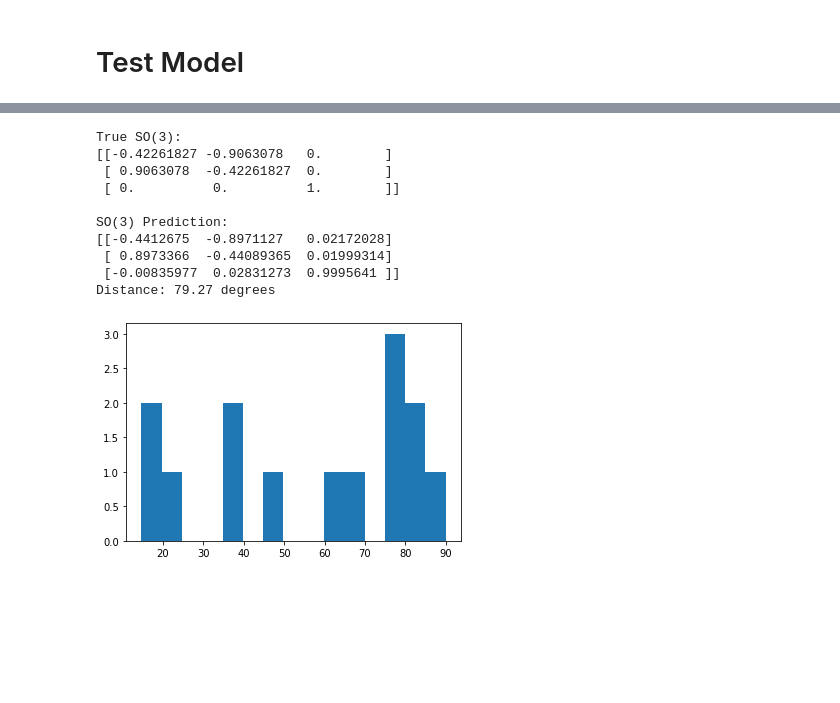
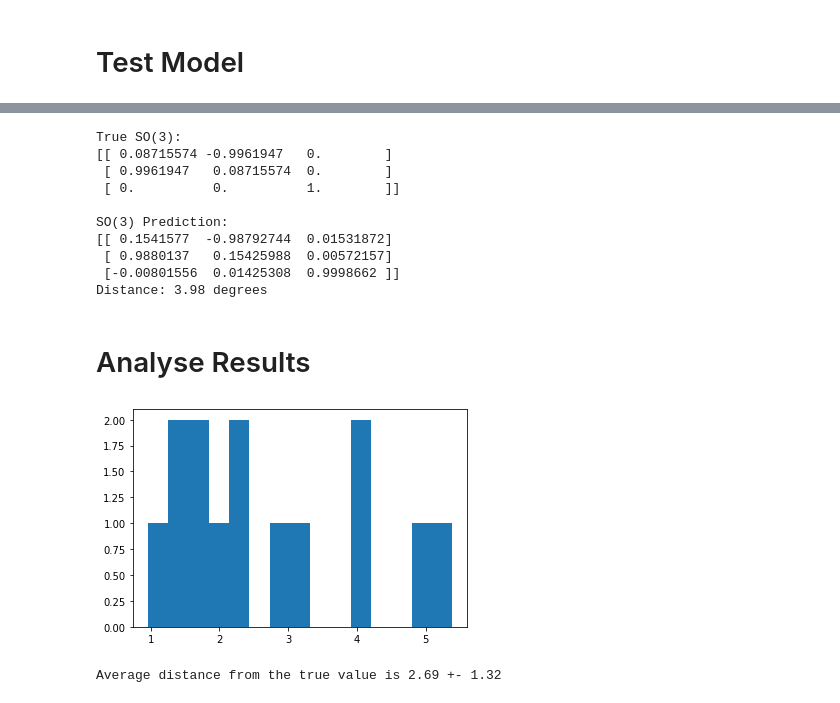
Before and after one commit to SEMOrientation/Y4ProjectNotebooks, a Jupyter notebook: 2D_Network.ipynb, the cells around one changed output, grey strips where cells are left out. Cells and saved outputs as stored; diff of their text form; code cells hidden in the pictures; blank space fills up the shorter version.

Commit message:
Rewrite distance function to use quaternions, value now correct

```diff
--- a/2D_Network.ipynb
+++ b/2D_Network.ipynb
@@ -19,8 +19,10 @@ DATASET_DIR = "scalene_triangle_0_355_step5"
 # %% [markdown]
 # Define Helper Functions
 # %%
+import numpy as np
 import tensorflow as tf
 from tensorflow.keras import layers
+from scipy.spatial.transform import Rotation as R
 
 D6_SHAPE = (3, 2)
 
@@ -54,7 +56,8 @@ class D6Convert(layers.Layer):
       raise TypeError("inputs to D6Convert should have shape {}, not {}".format(target_input_shape, inputs.shape))
     return tf_6D_to_SO3(inputs)
 
-def SO3_distance(M1, M2):
-  """Returns the distance between two SO3 matrices in degrees"""
-  R = M1 * M2.T
-  return np.rad2deg(np.arccos((np.trace(R)-1)/2))
+### DEPRECATED: Returns wrong value
+# def SO3_distance(M1, M2):
+#  """Returns the distance between two SO3 matrices in degrees"""
+#  R = M1 * np.linalg.inv(M2)
+#  return np.rad2deg(np.arccos((np.trace(R)-1)/2))
@@ -234,27 +299,35 @@ Test accuracy: 0.9285714030265808
 # %%
-i = 1
+i = 6
 print("True SO(3):\n", y_test[i].astype("float32"), end="\n\n", sep="")
 prediction = model.predict(x_test[i].reshape((1,)+x_test[i].shape))[0]
 print("SO(3) Prediction:\n", prediction, sep="")
 print("Distance: {:.2f} degrees".format(SO3_distance(y_test[i], prediction)))
 # %% [output]
 True SO(3):
-[[-0.42261827 -0.9063078   0.        ]
- [ 0.9063078  -0.42261827  0.        ]
+[[ 0.08715574 -0.9961947   0.        ]
+ [ 0.9961947   0.08715574  0.        ]
  [ 0.          0.          1.        ]]
 
 SO(3) Prediction:
-[[-0.4412675  -0.8971127   0.02172028]
- [ 0.8973366  -0.44089365  0.01999314]
- [-0.00835977  0.02831273  0.9995641 ]]
-Distance: 79.27 degrees
+[[ 0.1541577  -0.98792744  0.01531872]
+ [ 0.9880137   0.15425988  0.00572157]
+ [-0.00801556  0.01425308  0.9998662 ]]
+Distance: 3.98 degrees
+# %% [markdown]
+# Analyse Results
 # %%
-distances = []
+distances = np.zeros(x_test.shape[0])
 for i in tqdm(range(x_test.shape[0])):
   prediction = model.predict(x_test[i].reshape((1,)+x_test[i].shape))[0]
-  distances.append(SO3_distance(y_test[i], prediction))
+  distances[i] = SO3_distance(y_test[i], prediction)
 
 plt.hist(distances, bins=15)
 plt.show()
 # %% [output]
-[figure, old version]
+[figure, new version]
+# %%
+distance_mean = np.mean(distances)
+distance_std = np.std(distances)
+print(f"Average distance from the true value is {distance_mean:.2f} +- {distance_std:.2f}")
+# %% [output]
+Average distance from the true value is 2.69 +- 1.32
```
Also changed, not shown: parts of 8 cells of this notebook.
